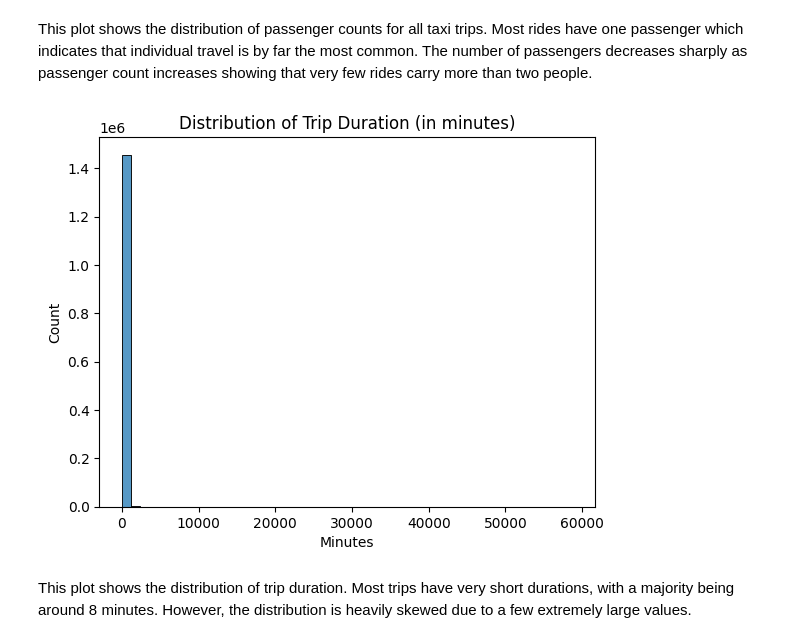
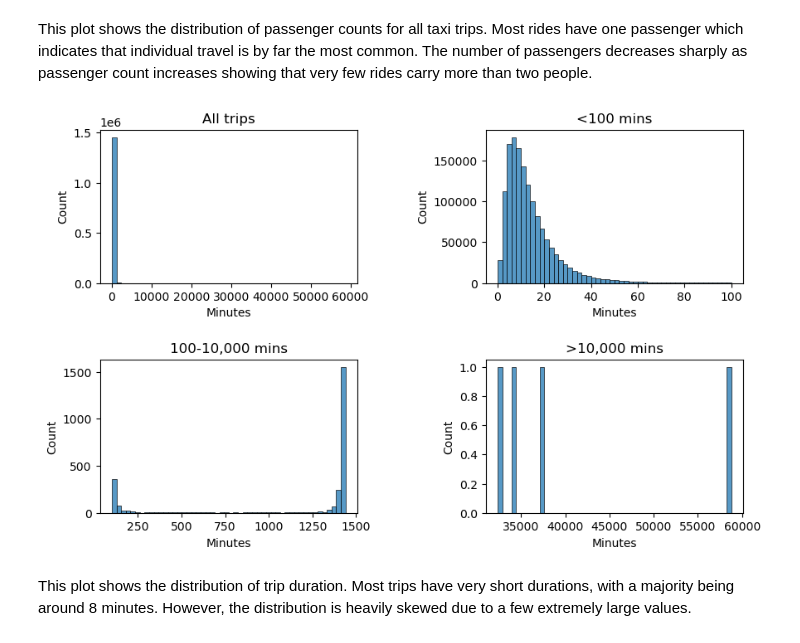
Before and after one commit to charralbert/Taxi_Trip_Duration, a Jupyter notebook: project_deliverable1_Group33.ipynb, the cells around one changed output. Cells and saved outputs as stored; diff of their text form; code cells hidden in the pictures.

```diff
--- a/project_deliverable1_Group33.ipynb
+++ b/project_deliverable1_Group33.ipynb
@@ -215,14 +200,34 @@ This plot shows the distribution of passenger counts for all taxi trips. Most ri
 # %%
 #plot of trip duration
 # Convert trip duration from seconds to minutes
 df['trip_duration_min'] = df['trip_duration'] / 60
-sns.histplot(df['trip_duration_min'], bins=50, kde=False)
-plt.title('Distribution of Trip Duration (in minutes)')
-plt.xlabel('Minutes')
-plt.ylabel('Count')
+fig, axes = plt.subplots(2, 2, figsize=(10, 6))
+sns.histplot(df['trip_duration_min'], bins=50, kde=False, ax=axes[0, 0])
+axes[0, 0].set_title('All trips')
+axes[0, 0].set_xlabel('Minutes')
+axes[0, 0].set_ylabel('Count')
+
+sns.histplot(df[df['trip_duration_min'] < 100]['trip_duration_min'], bins=50, kde=False, ax=axes[0, 1])
+axes[0, 1].set_title('<100 mins')
+axes[0, 1].set_xlabel('Minutes')
+axes[0, 1].set_ylabel('Count')
+
+sns.histplot(
+    df[(df['trip_duration_min'] > 100) & (df['trip_duration_min'] < 10000)]['trip_duration_min'],
+    bins=50, kde=False, ax=axes[1, 0])
+axes[1, 0].set_title('100-10,000 mins')
+axes[1, 0].set_xlabel('Minutes')
+axes[1, 0].set_ylabel('Count')
+
+sns.histplot(df[df['trip_duration_min'] > 10000]['trip_duration_min'], bins=50, kde=False, ax=axes[1, 1])
+axes[1, 1].set_title('>10,000 mins')
+axes[1, 1].set_xlabel('Minutes')
+axes[1, 1].set_ylabel('Count')
+
+plt.subplots_adjust(hspace = 0.5, wspace = 0.5)
 plt.show()
 # %% [output]
-[figure, old version]
+[figure, new version]
 # %% [markdown]
 This plot shows the distribution of trip duration. Most trips have very short durations, with a majority being around 8 minutes. However, the distribution is heavily skewed due to a few extremely large values.
 # %%
```
Also changed, not shown: parts of 18 cells of this notebook.
